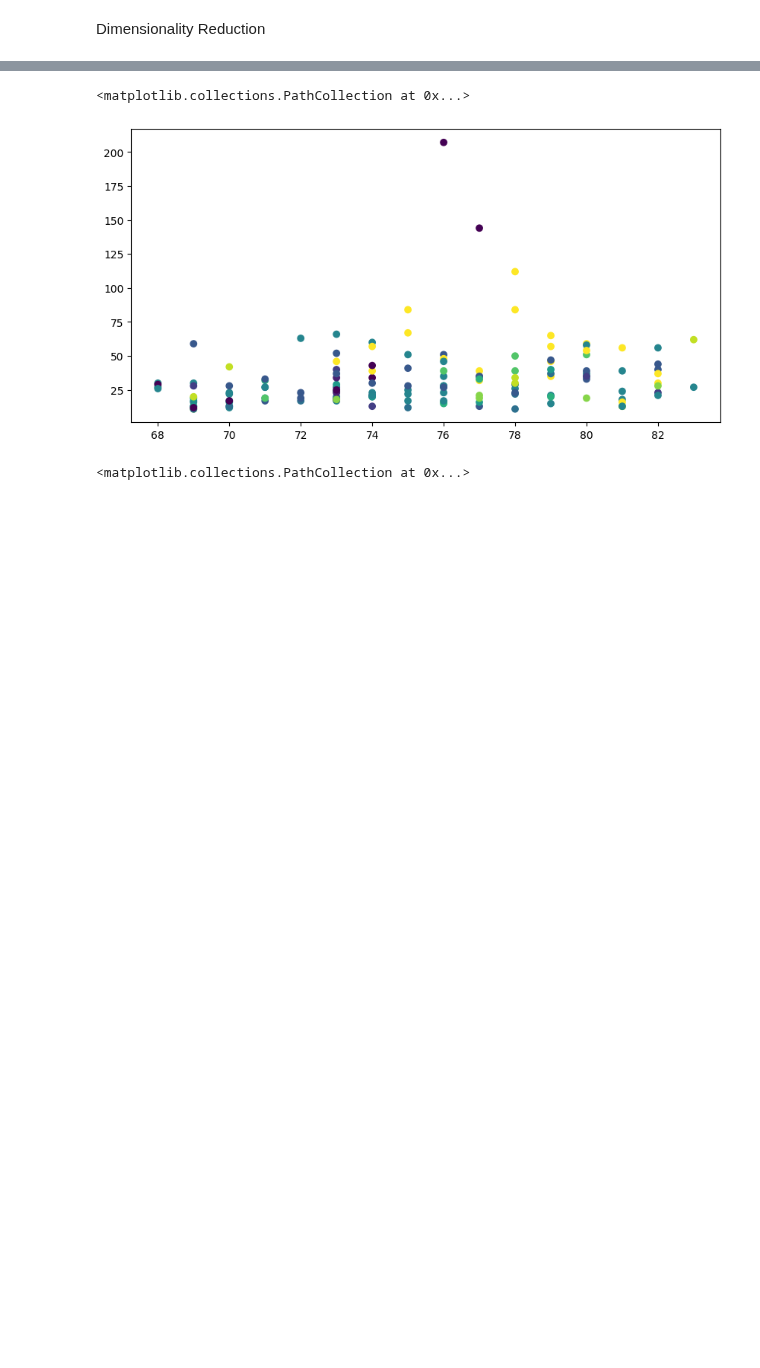
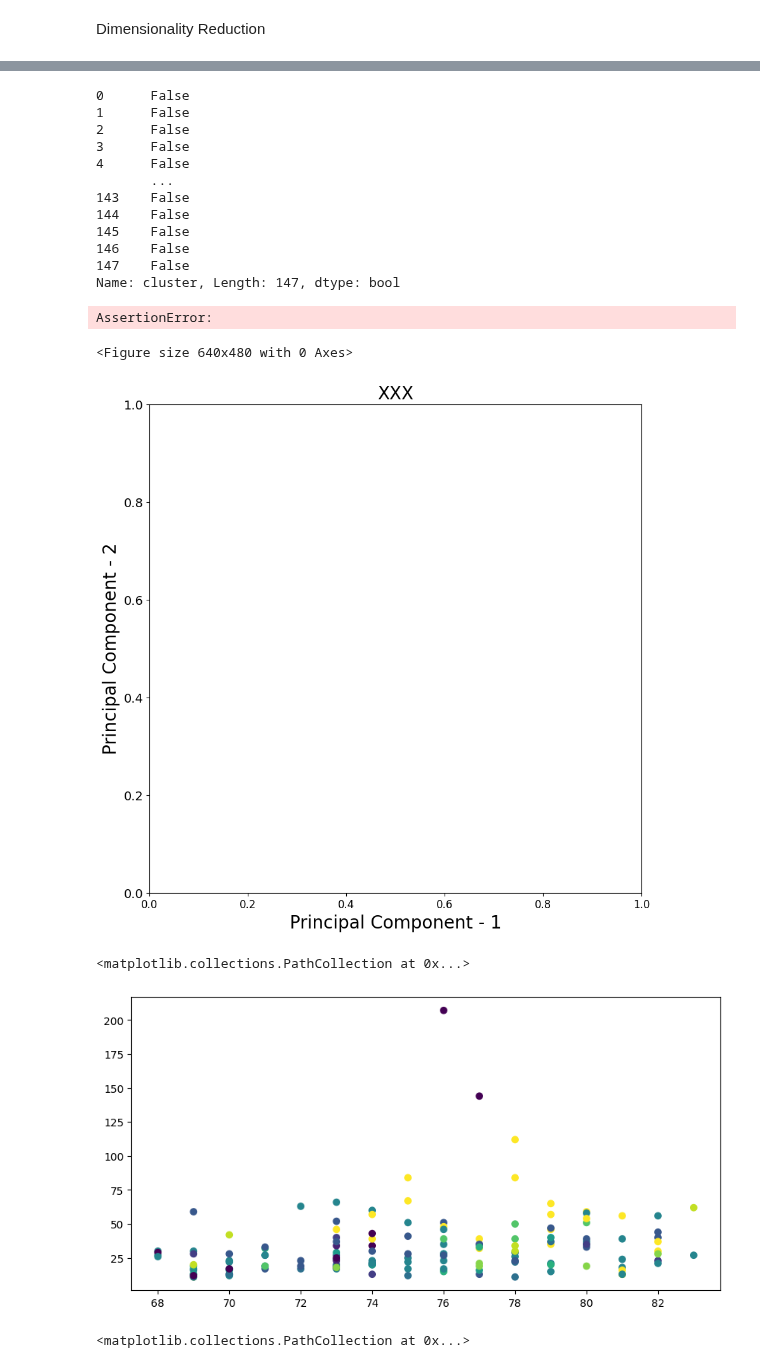
Before and after one commit to martza87/siads_696_mII, a Jupyter notebook: src/04_unsupervised_learning_model.ipynb, the cells around one changed output, grey strips where cells are left out. Saved outputs shown, nothing was run; the diff lists cells and outputs as text; code cells hidden in the pictures; blank space fills up the shorter version.

```diff
--- a/src/04_unsupervised_learning_model.ipynb
+++ b/src/04_unsupervised_learning_model.ipynb
@@ -166,9 +159,8 @@ Unsupervised Learning Methods code
 # %%
 # kmeans code
 kmeans = KMeans(init = 'random', n_clusters=12, n_init=10, random_state = 0)
-model = kmeans.fit(df_lab_enc)
-#model.predict(df_lab_enc)
+model = kmeans.fit(X_pca)
 model.n_iter_
 labels = model.labels_
-print(labels)
+#print(labels)
 # %% [output]
@@ -181,0 +168,2 @@ print(labels)
+# %%
+df_lab_enc['cluster'] = labels
@@ -181,0 +191,2 @@ print(labels)
+# %%
+principal_df = pd.DataFrame(data= X_pca, columns = ['principal_comp_1', 'principal_comp_2', 'principal_comp_3', 'principal_comp_4', 'principal_comp_5'])
@@ -182,3 +202,37 @@ print(labels)
+# %%
+plt.figure()
+plt.figure(figsize=(10,10))
+plt.xticks(fontsize=12)
+plt.yticks(fontsize=14)
+plt.xlabel('Principal Component - 1',fontsize=20)
+plt.ylabel('Principal Component - 2',fontsize=20)
+plt.title("XXX",fontsize=20)
+targets = [ 0, 1, 2, 3, 4, 5, 6, 7, 8, 9, 10, 11]
+#targets = [ 0, 1, 2, 3]
+colors = ['r', 'g', 'b', 'y', 'r', 'g', 'b', 'y', 'r', 'g', 'b', 'y']
+for target, color in zip(targets,colors):
+    indicesToKeep = df_lab_enc['cluster'] == target
+    print(indicesToKeep)
+    plt.scatter(principal_df.loc[indicesToKeep, 'principal_comp_1']
+               , principal_df.loc[indicesToKeep, 'principal_comp_2'], c = color, s = 50)
+
+plt.legend(targets,prop={'size': 15})
+# %% [output]
+0      False
+1      False
+2      False
+3      False
+4      False
+       ...
+143    False
+144    False
+145    False
+146    False
+147    False
+Name: cluster, Length: 147, dtype: bool
+AssertionError:
+<Figure size 640x480 with 0 Axes>
+[figure, added]
 # %%
 plt.figure(figsize=(10,5))
 plt.scatter(x= df_lab_enc.iloc[:, 2], y=df_lab_enc.iloc[:, 3], c= model.labels_)
```
Also changed, not shown: parts of 15 cells of this notebook, 2 other files.
